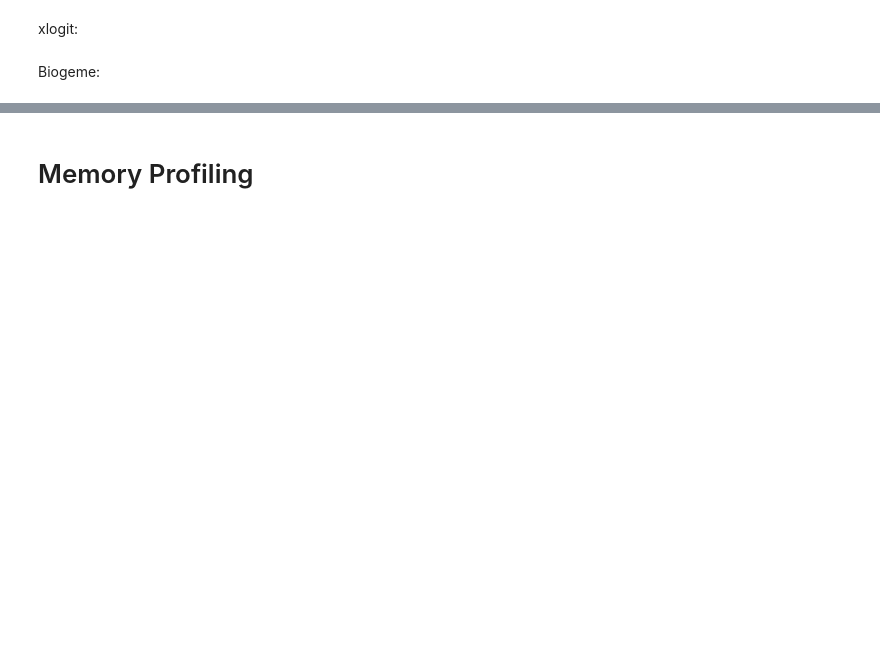
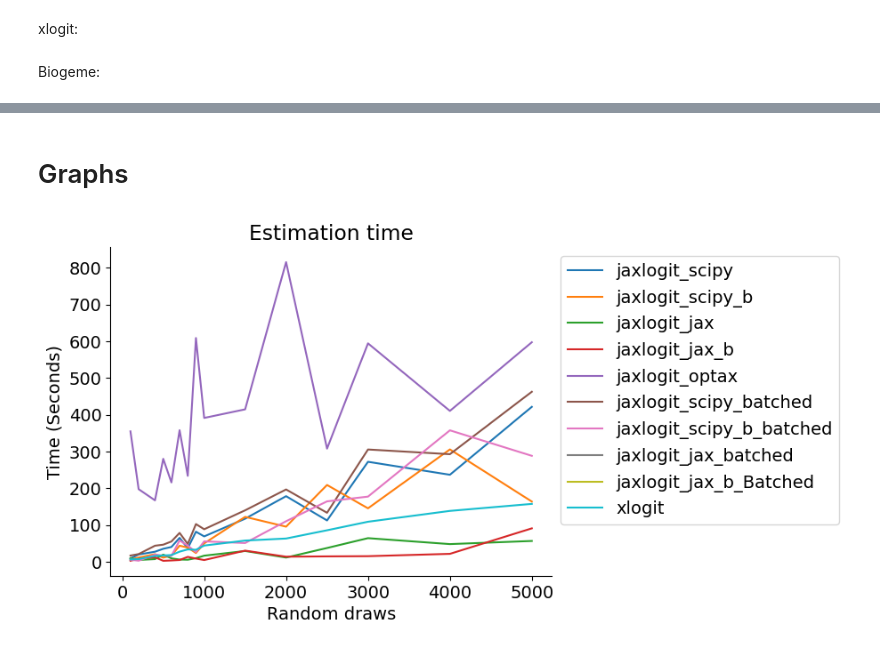
Before and after one commit to outerl/jaxlogit, a Jupyter notebook: examples/graphs/comparison_graphs_timing.ipynb, the cells around one changed output, grey strips where cells are left out. Drawn from its saved outputs; the diff is of its cells as text; code cells hidden in the pictures; blank space fills up the shorter version.

Commit message:
timing graphs

```diff
--- a/examples/graphs/comparison_graphs_timing.ipynb
+++ b/examples/graphs/comparison_graphs_timing.ipynb
@@ -274,3 +320,5 @@ rdf_predict.loc[len(rdf_predict)] = ['biogeme', ellapsed]
+# %% [markdown]
+# Graphs
 # %%
 import matplotlib.pyplot as plt
 import matplotlib
@@ -306,17 +329,41 @@ plot(rdf_fit, "fit_estimation_time")
 # %%
 import json
 
-# Dump all of rdf_fit
-list = rdf_fit.values.tolist()
-with open("comparison_data_fit.json", "w") as f:
-    json.dump(list, f)
+# # Dump all of rdf_fit
+# list = rdf_fit.values.tolist()
+# with open("comparison_data_fit.json", "w") as f:
+#     json.dump(list, f)
 
 # Retrieve all of rdf_fit
-# with open("comparison_data_fit.json", "r") as f:
-#     fit_data = json.load(f)
-# rdf_fit = pd.DataFrame(fit_data)
-# rdf_fit.columns = ["package", "draws", "time"]
+with open("comparison_data_fit.json", "r") as f:
+    fit_data = json.load(f)
+rdf = pd.DataFrame(fit_data)
+rdf.columns = ["package", "draws", "time"]
+rdf = pd.concat([rdf, rdf_fit], ignore_index=True)
 
-# print(rdf_fit)
+# # print(rdf_fit)
-# %% [markdown]
-# Memory Profiling
+# %%
+def plot(df, name):
+    for lib in libs:
+        rdf = df.loc[df["package"] == lib]
+        plt.plot(rdf["draws"], rdf["time"], label=lib)
+    plt.legend(bbox_to_anchor=(1, 1))
+    plt.xlabel("Random draws")
+    plt.ylabel("Time (Seconds)")
+    plt.title("Estimation time")
+    plt.savefig(name)
+    plt.show()
+    plt.close()
+
+plot(rdf, "fit_estimation_time")
+
+# def bar(df, name):
+#     plt.bar(libs, df["time"], color=colors.values())
+#     plt.xlabel("Package")
+#     plt.ylabel("Time (Seconds)")
+#     plt.title("Predict time")
+#     plt.savefig(name)
+
+# bar(rdf_predict, "predict_time")
+# %% [output]
+[figure, added]
```
Also changed, not shown: parts of 16 cells of this notebook.
